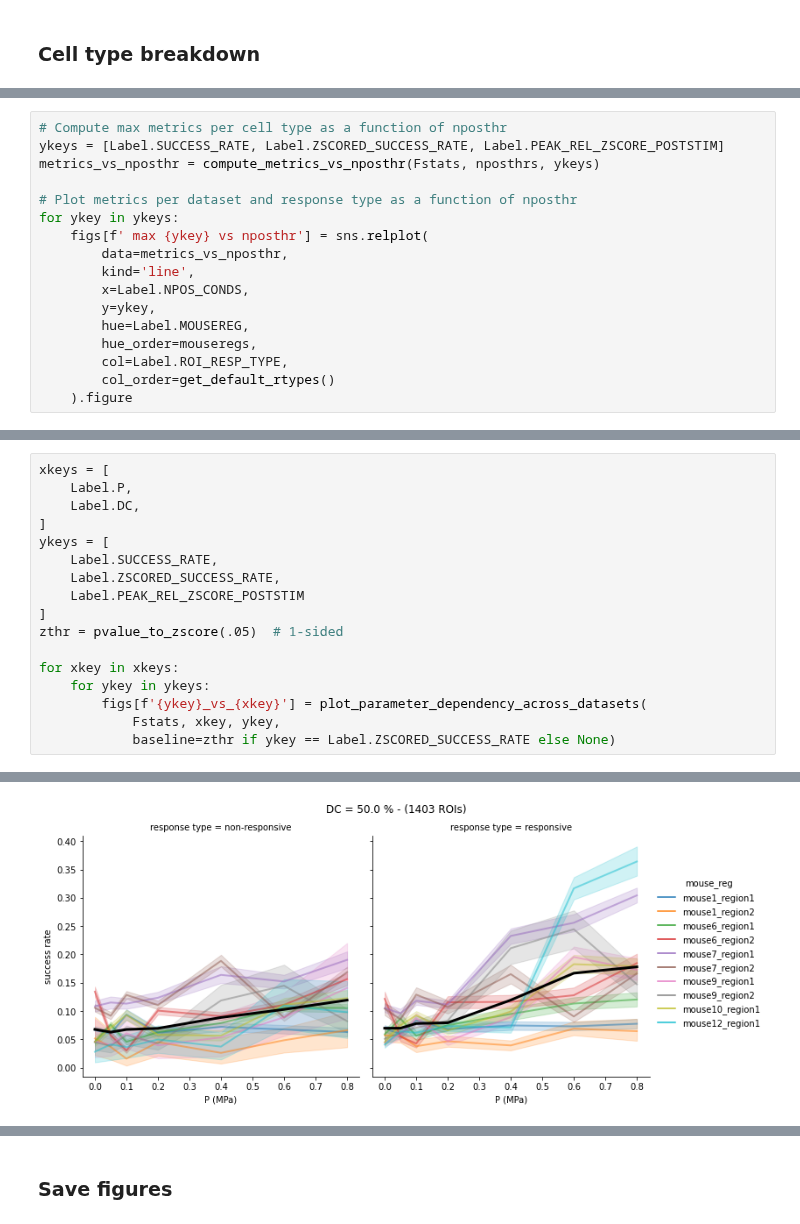
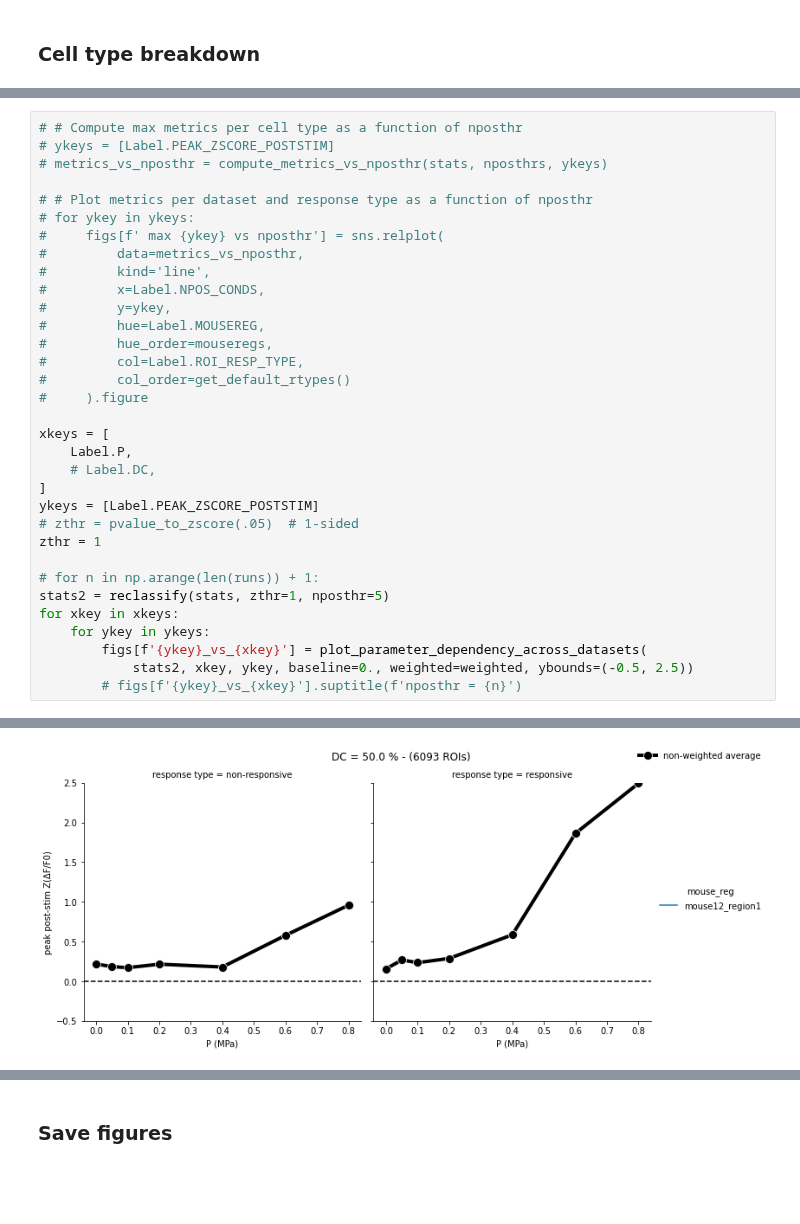
Before and after one commit to shohamlab/usnm2p, a Jupyter notebook: batch_analysis.ipynb, the cells around one changed output, grey strips where cells are left out. Cells and saved outputs as stored; diff of their text form; blank space fills up the shorter version.

```diff
--- a/batch_analysis.ipynb
+++ b/batch_analysis.ipynb
@@ -104,17 +112,0 @@ figs['rtype_dist_per_mousereg'] = plot_cellcounts_by_type(Fstats, hue=Label.ROI_
-# %%
-# Compute max metrics per cell type as a function of nposthr
-ykeys = [Label.SUCCESS_RATE, Label.ZSCORED_SUCCESS_RATE, Label.PEAK_REL_ZSCORE_POSTSTIM]
-metrics_vs_nposthr = compute_metrics_vs_nposthr(Fstats, nposthrs, ykeys)
-
-# Plot metrics per dataset and response type as a function of nposthr
-for ykey in ykeys:
-    figs[f' max {ykey} vs nposthr'] = sns.relplot(
-        data=metrics_vs_nposthr,
-        kind='line',
-        x=Label.NPOS_CONDS,
-        y=ykey,
-        hue=Label.MOUSEREG,
-        hue_order=mouseregs,
-        col=Label.ROI_RESP_TYPE,
-        col_order=get_default_rtypes()
-    ).figure
@@ -125,18 +113,34 @@ for ykey in ykeys:
 # %%
+# # Compute max metrics per cell type as a function of nposthr
+# ykeys = [Label.PEAK_ZSCORE_POSTSTIM]
+# metrics_vs_nposthr = compute_metrics_vs_nposthr(stats, nposthrs, ykeys)
+
+# # Plot metrics per dataset and response type as a function of nposthr
+# for ykey in ykeys:
+#     figs[f' max {ykey} vs nposthr'] = sns.relplot(
+#         data=metrics_vs_nposthr,
+#         kind='line',
+#         x=Label.NPOS_CONDS,
+#         y=ykey,
+#         hue=Label.MOUSEREG,
+#         hue_order=mouseregs,
+#         col=Label.ROI_RESP_TYPE,
+#         col_order=get_default_rtypes()
+#     ).figure
+
 xkeys = [
     Label.P,
-    Label.DC,
+    # Label.DC,
 ]
-ykeys = [
-    Label.SUCCESS_RATE,
-    Label.ZSCORED_SUCCESS_RATE,
-    Label.PEAK_REL_ZSCORE_POSTSTIM
-]
-zthr = pvalue_to_zscore(.05)  # 1-sided
+ykeys = [Label.PEAK_ZSCORE_POSTSTIM]
+# zthr = pvalue_to_zscore(.05)  # 1-sided
+zthr = 1
 
+# for n in np.arange(len(runs)) + 1:
+stats2 = reclassify(stats, zthr=1, nposthr=5)
 for xkey in xkeys:
     for ykey in ykeys:
         figs[f'{ykey}_vs_{xkey}'] = plot_parameter_dependency_across_datasets(
-            Fstats, xkey, ykey,
-            baseline=zthr if ykey == Label.ZSCORED_SUCCESS_RATE else None)
+            stats2, xkey, ykey, baseline=0., weighted=weighted, ybounds=(-0.5, 2.5))
+        # figs[f'{ykey}_vs_{xkey}'].suptitle(f'nposthr = {n}')
 # %% [output]
@@ -160 +151 @@ for xkey in xkeys:
-[figure, old version]
+[figure, new version]
```
Also changed, not shown: parts of 7 cells of this notebook, 7 other files.
